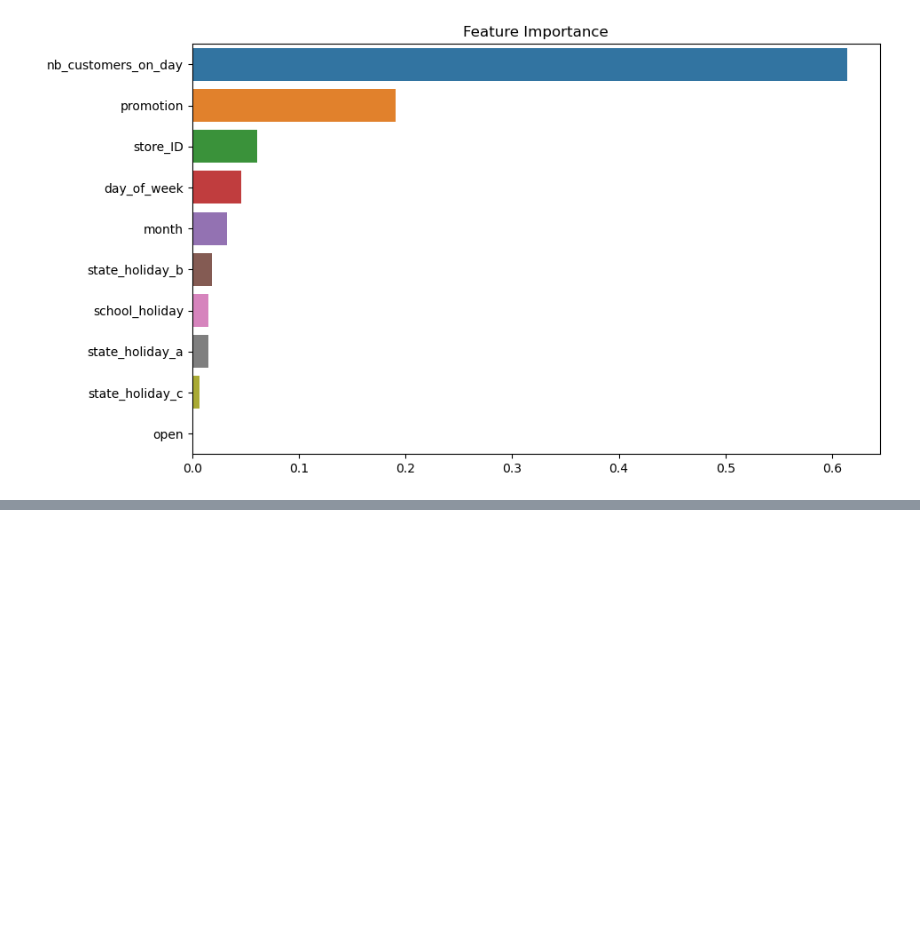
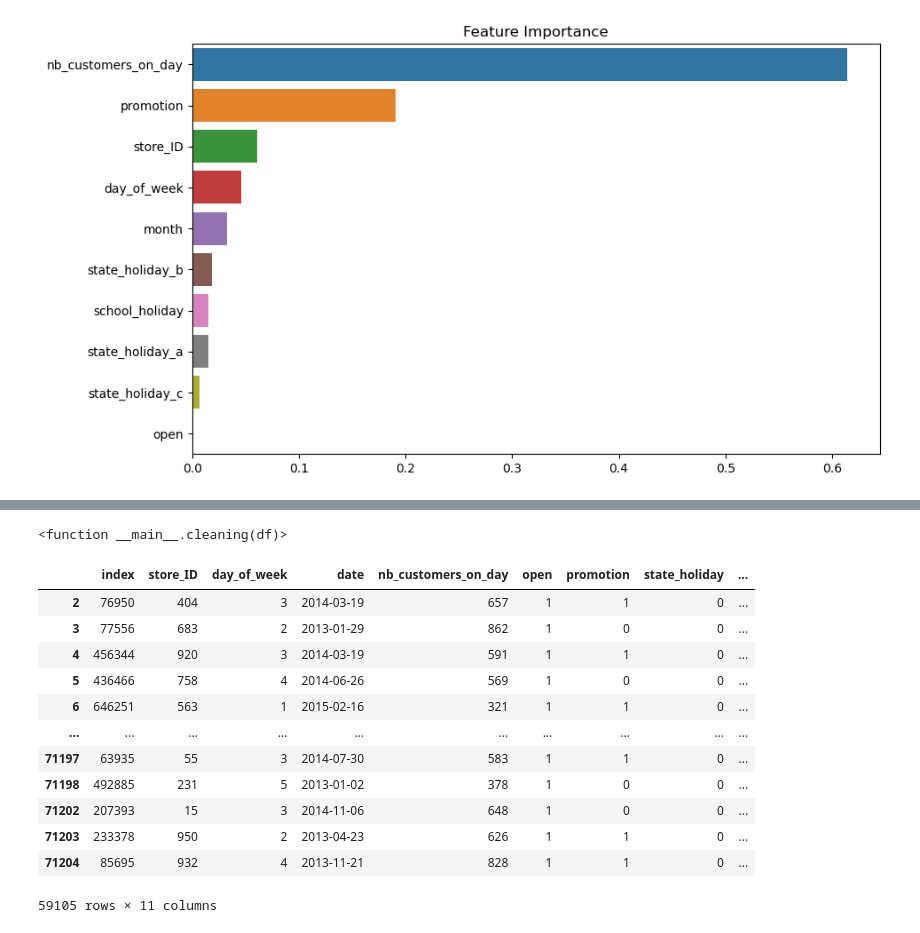
Before and after one commit to PreeyaSC/Project_IronKaggle, a Jupyter notebook: IronKaggle.ipynb, the cells around one changed output, grey strips where cells are left out. Saved outputs shown, nothing was run; the diff lists cells and outputs as text; code cells hidden in the pictures; blank space fills up the shorter version.

```diff
--- a/IronKaggle.ipynb
+++ b/IronKaggle.ipynb
@@ -413,0 +419,2 @@ validation_test.head()
+# %%
+validation_final = validation[validation['open'] == 1]
@@ -414,8 +430,32 @@ validation_test.head()
 # %%
 # Save the cleaning function
-with open('cleaning_function.pkl', 'wb') as file:
+with open('validation_function.pkl', 'wb') as file:
     pickle.dump(cleaning, file)
 # %%
 # Load the cleaning function
-with open('cleaning_function.pkl', 'rb') as file:
+with open('validation_function.pkl', 'rb') as file:
     loaded_cleaning_function = pickle.load(file)
+# %%
+results = pickle.load(open('validation_function.pkl', 'rb'))
+# %%
+results
+# %% [output]
+<function __main__.cleaning(df)>
+# %%
+#creating a new column in "open" data with the predictions
+validation_final["results"] = results
+validation_final
+# %% [output]
+|  | index | store_ID | day_of_week | date | nb_customers_on_day | open | promotion | state_holiday | ... |
+| 2 | 76950 | 404 | 3 | 2014-03-19 | 657 | 1 | 1 | 0 | ... |
+| 3 | 77556 | 683 | 2 | 2013-01-29 | 862 | 1 | 0 | 0 | ... |
+| 4 | 456344 | 920 | 3 | 2014-03-19 | 591 | 1 | 1 | 0 | ... |
+| 5 | 436466 | 758 | 4 | 2014-06-26 | 569 | 1 | 0 | 0 | ... |
+| 6 | 646251 | 563 | 1 | 2015-02-16 | 321 | 1 | 1 | 0 | ... |
+| ... | ... | ... | ... | ... | ... | ... | ... | ... | ... |
+| 71197 | 63935 | 55 | 3 | 2014-07-30 | 583 | 1 | 1 | 0 | ... |
+| 71198 | 492885 | 231 | 5 | 2013-01-02 | 378 | 1 | 0 | 0 | ... |
+| 71202 | 207393 | 15 | 3 | 2014-11-06 | 648 | 1 | 0 | 0 | ... |
+| 71203 | 233378 | 950 | 2 | 2013-04-23 | 626 | 1 | 1 | 0 | ... |
+| 71204 | 85695 | 932 | 4 | 2013-11-21 | 828 | 1 | 1 | 0 | ... |
+59105 rows × 11 columns
```
Also changed, not shown: parts of 4 cells of this notebook.
